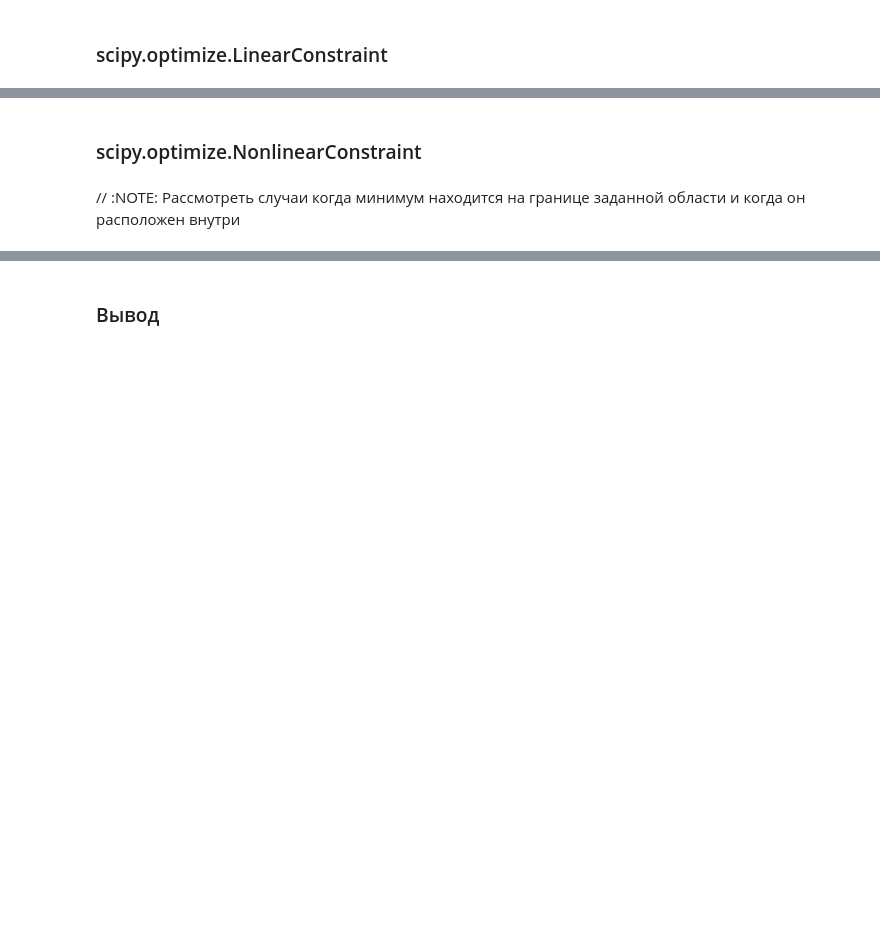
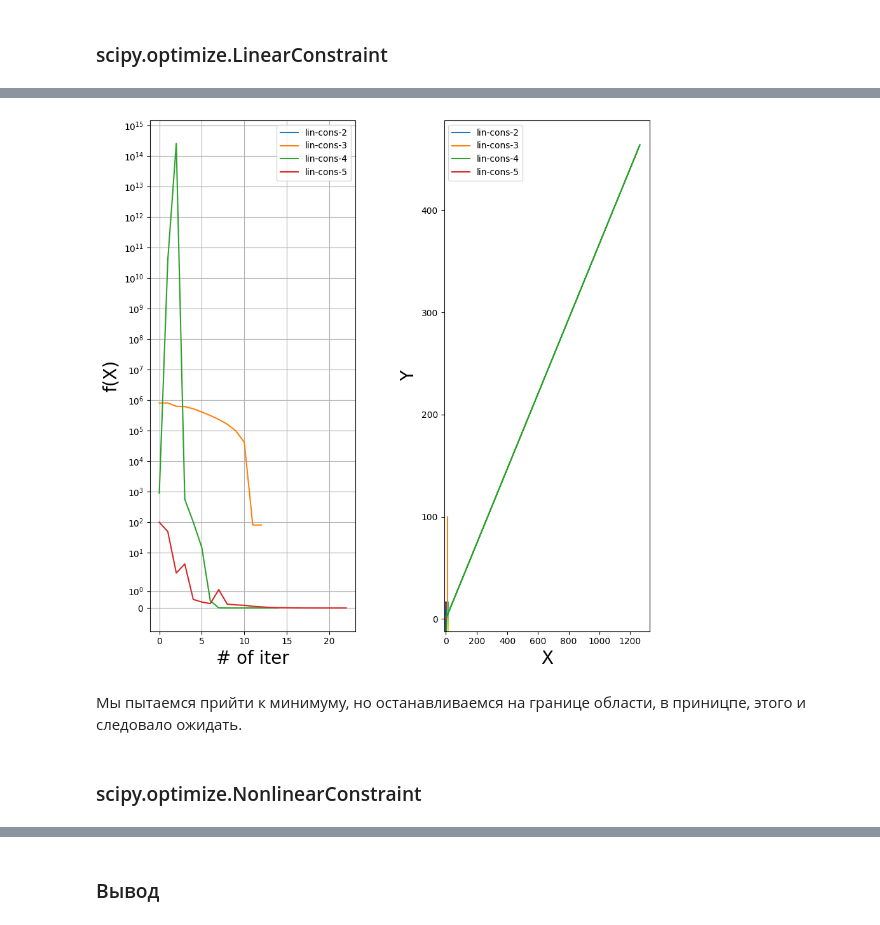
Before and after one commit to imorda/meth_lab4, a Jupyter notebook: paper.ipynb, the cells around one changed output, grey strips where cells are left out. Cells and saved outputs as stored; diff of their text form; code cells hidden in the pictures; blank space fills up the shorter version.

```diff
--- a/paper.ipynb
+++ b/paper.ipynb
@@ -903,0 +914,57 @@ visualization.visualize_multiple_descent_2args_wh_time(
+# %%
+import numpy as np
+from scipy.optimize import LinearConstraint
+from funcs import f_rosenbrock
+import descent
+import visualization
+
+reload(descent)
+
+
+lin_cons2 = LinearConstraint([[1, 0], [0, 1,]], [-100, -100], [0, 0])
+lin_cons3 = LinearConstraint([[1, 0], [0, 1,]], [10, 10], [np.inf, np.inf])
+lin_cons4 = LinearConstraint([[1, 0], [0, 1,]], [1, 1], [np.inf, np.inf])
+lin_cons5 = LinearConstraint([[1, 0], [0, 1,]], [-np.inf, -np.inf], [1, 1])
+
+
+x0 = np.array([0.0, 0.0])
+
+
+visualization.visualize_multiple_descent_2args_wh_time(
+    {
+        "lin-cons-2": lambda: descent.scipy_descent(
+            f_rosenbrock,
+            x0.copy(),
+            constraints=lin_cons2,
+            method="SLSQP",
+            tol=1e-6,
+            jac="2-point",
+        ),
+        "lin-cons-3": lambda: descent.scipy_descent(
+            f_rosenbrock,
+            x0.copy(),
+            constraints=lin_cons3,
+            method="SLSQP",
+            tol=1e-6,
+            jac="2-point",
+        ),
+        "lin-cons-4": lambda: descent.scipy_descent(
+            f_rosenbrock,
+            x0.copy(),
+            constraints=lin_cons4,
+            method="SLSQP",
+            tol=1e-6,
+            jac="2-point",
+        ),
+        "lin-cons-5": lambda: descent.scipy_descent(
+            f_rosenbrock,
+            x0.copy(),
+            constraints=lin_cons5,
+            method="SLSQP",
+            tol=1e-6,
+            jac="2-point",
+        )
+    },
+    f_rosenbrock,
+)
+# %% [output]
@@ -904,4 +976,5 @@ visualization.visualize_multiple_descent_2args_wh_time(
+[figure, added]
+# %% [markdown]
+Мы пытаемся прийти к минимуму, но останавливаемся на границе области, в приницпе, этого и следовало ожидать.
 # %% [markdown]
 ### scipy.optimize.NonlinearConstraint
-# %% [markdown]
-// :NOTE: Рассмотреть случаи когда минимум находится на границе заданной области и когда он расположен внутри
```
Also changed, not shown: parts of 19 cells of this notebook.
